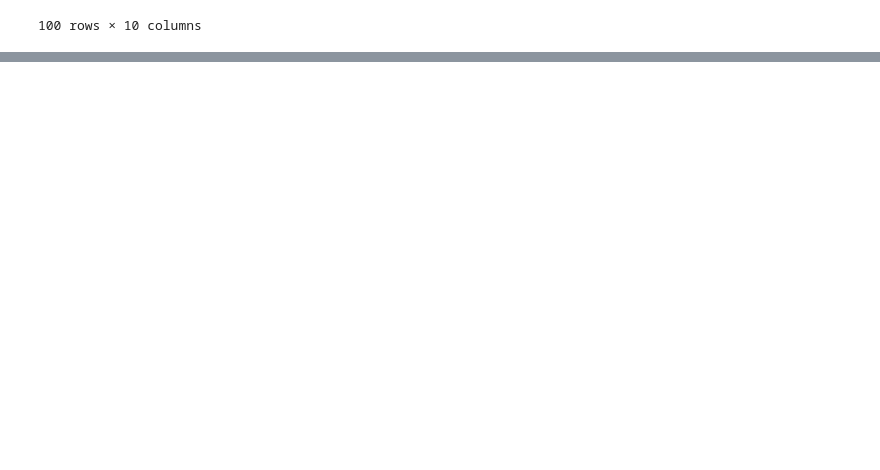
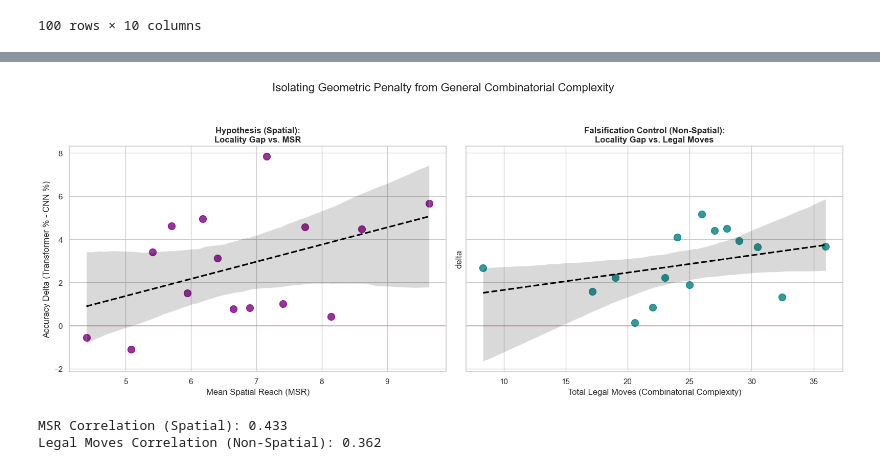
Before and after one commit to wang-yuancheng/chess, a Jupyter notebook: 06_unified_model_testing.ipynb, the cells around one changed output, grey strips where cells are left out. Drawn from its saved outputs; the diff is of its cells as text; code cells hidden in the pictures; blank space fills up the shorter version.

Commit message:
Create falsification test

```diff
--- a/06_unified_model_testing.ipynb
+++ b/06_unified_model_testing.ipynb
@@ -1159,0 +1158,59 @@ Pearson Correlation (MSR vs. Delta): 0.501
+# %%
+import chess
+import pandas as pd
+import numpy as np
+import matplotlib.pyplot as plt
+import seaborn as sns
+
+df_test4 = df_test4.copy()
+df_test4['legal_moves'] = df_test4['fen'].apply(lambda fen: chess.Board(fen).legal_moves.count())
+
+# Binning
+df_test4['msr_bin'] = pd.qcut(df_test4['msr'], q=15, duplicates='drop')
+df_test4['moves_bin'] = pd.qcut(df_test4['legal_moves'], q=15, duplicates='drop')
+
+# Calculate delta for MSR
+results_msr = df_test4.groupby('msr_bin', observed=False).agg(
+    x_val=('msr', 'mean'),
+    cnn_acc=('cnn_correct', 'mean'),
+    tf_acc=('tf_correct', 'mean')
+).reset_index(drop=True)
+results_msr['delta'] = (results_msr['tf_acc'] - results_msr['cnn_acc']) * 100
+
+# Calculate delta for Legal Moves
+results_moves = df_test4.groupby('moves_bin', observed=False).agg(
+    x_val=('legal_moves', 'mean'),
+    cnn_acc=('cnn_correct', 'mean'),
+    tf_acc=('tf_correct', 'mean')
+).reset_index(drop=True)
+results_moves['delta'] = (results_moves['tf_acc'] - results_moves['cnn_acc']) * 100
+
+fig, axes = plt.subplots(1, 2, figsize=(16, 6), sharey=True)
+sns.set_theme(style="whitegrid")
+
+sns.regplot(ax=axes[0], x='x_val', y='delta', data=results_msr, color='purple',
+            scatter_kws={'s':100}, line_kws={'linestyle':'--', 'color':'black'})
+axes[0].axhline(0, color='red', linestyle='-', alpha=0.3)
+axes[0].set_title("Hypothesis (Spatial):\nLocality Gap vs. MSR", fontweight='bold')
+axes[0].set_xlabel("Mean Spatial Reach (MSR)")
+axes[0].set_ylabel("Accuracy Delta (Transformer % - CNN %)")
+
+sns.regplot(ax=axes[1], x='x_val', y='delta', data=results_moves, color='teal',
+            scatter_kws={'s':100}, line_kws={'linestyle':'--', 'color':'black'})
+axes[1].axhline(0, color='red', linestyle='-', alpha=0.3)
+axes[1].set_title("Falsification Control (Non-Spatial):\nLocality Gap vs. Legal Moves", fontweight='bold')
+axes[1].set_xlabel("Total Legal Moves (Combinatorial Complexity)")
+
+plt.suptitle("Isolating Geometric Penalty from General Combinatorial Complexity", fontsize=16, y=1.05)
+plt.tight_layout()
+plt.show()
+
+corr_msr = results_msr['x_val'].corr(results_msr['delta'])
+corr_moves = results_moves['x_val'].corr(results_moves['delta'])
+
+print(f"MSR Correlation (Spatial): {corr_msr:.3f}")
+print(f"Legal Moves Correlation (Non-Spatial): {corr_moves:.3f}")
+# %% [output]
+[figure, added]
+MSR Correlation (Spatial): 0.433
+Legal Moves Correlation (Non-Spatial): 0.362
```
Also changed, not shown: parts of 4 cells of this notebook.
